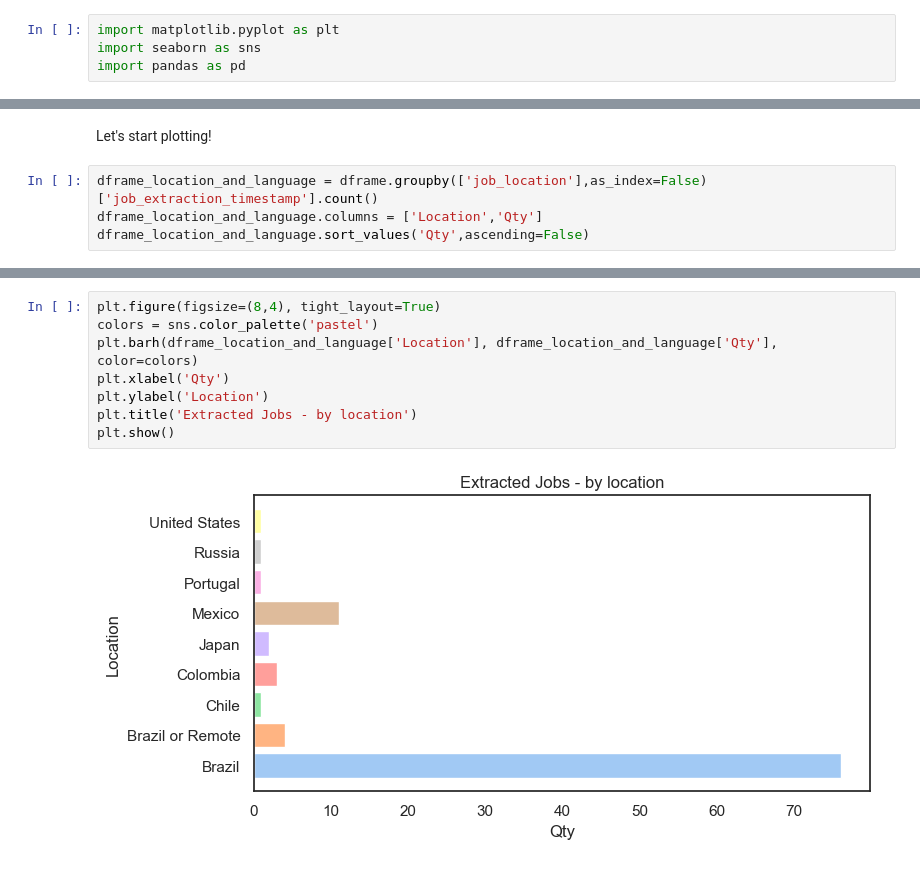
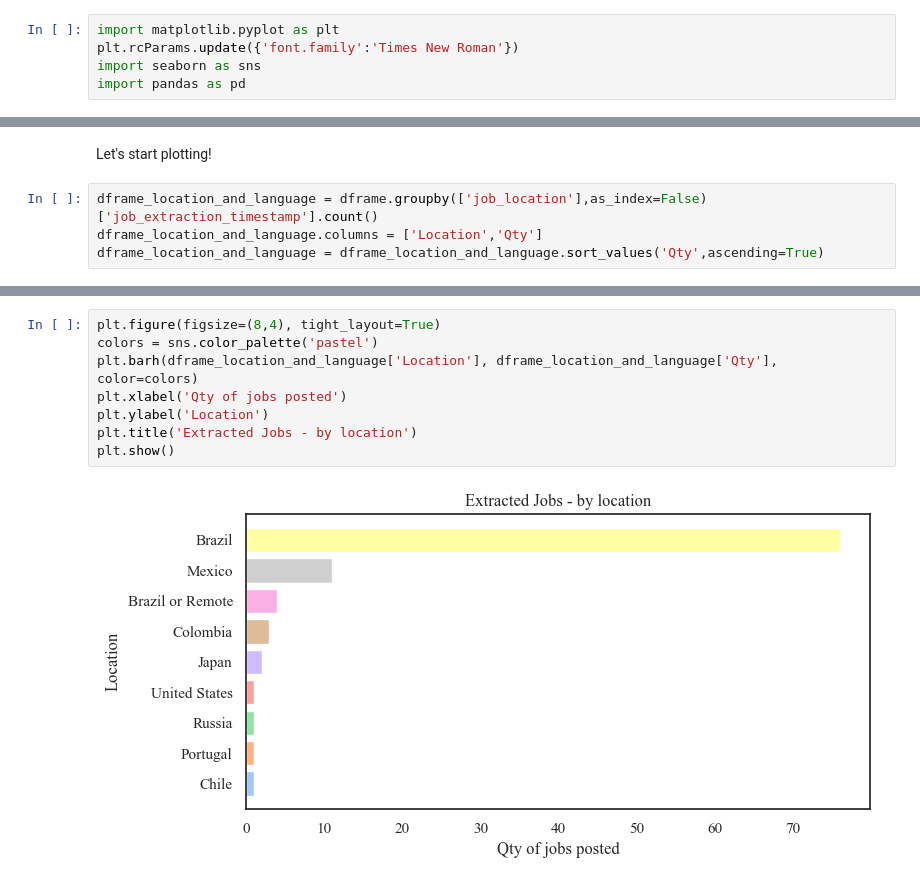
Before and after one commit to ivanrmello/berle-means, a Jupyter notebook: research-in-acc-sciences/accountant-profile-in-startups/02_charts_and_eda.ipynb, the cells around one changed output, grey strips where cells are left out. Saved outputs shown, nothing was run; the diff lists cells and outputs as text.

```diff
--- a/research-in-acc-sciences/accountant-profile-in-startups/02_charts_and_eda.ipynb
+++ b/research-in-acc-sciences/accountant-profile-in-startups/02_charts_and_eda.ipynb
@@ -1,5 +1,6 @@
 # %%
 import matplotlib.pyplot as plt
+plt.rcParams.update({'font.family':'Times New Roman'})
 import seaborn as sns
 import pandas as pd
 # %%
@@ -24,4 +25,4 @@ Let's start plotting!
 # %%
 dframe_location_and_language = dframe.groupby(['job_location'],as_index=False)['job_extraction_timestamp'].count()
 dframe_location_and_language.columns = ['Location','Qty']
-dframe_location_and_language.sort_values('Qty',ascending=False)
+dframe_location_and_language = dframe_location_and_language.sort_values('Qty',ascending=True)
@@ -39,13 +29,13 @@ dframe_location_and_language.sort_values('Qty',ascending=False)
 # %%
 plt.figure(figsize=(8,4), tight_layout=True)
 colors = sns.color_palette('pastel')
 plt.barh(dframe_location_and_language['Location'], dframe_location_and_language['Qty'], color=colors)
-plt.xlabel('Qty')
+plt.xlabel('Qty of jobs posted')
 plt.ylabel('Location')
 plt.title('Extracted Jobs - by location')
 plt.show()
 # %% [output]
-[figure, old version]
+[figure, new version]
 # %%
 dframe_job_title_type = dframe.groupby(['job_title_type'],as_index=False)['job_extraction_timestamp'].count()
 dframe_job_title_type.columns = ['Job Title Type','Qty']
```
Also changed, not shown: parts of 6 cells of this notebook.
